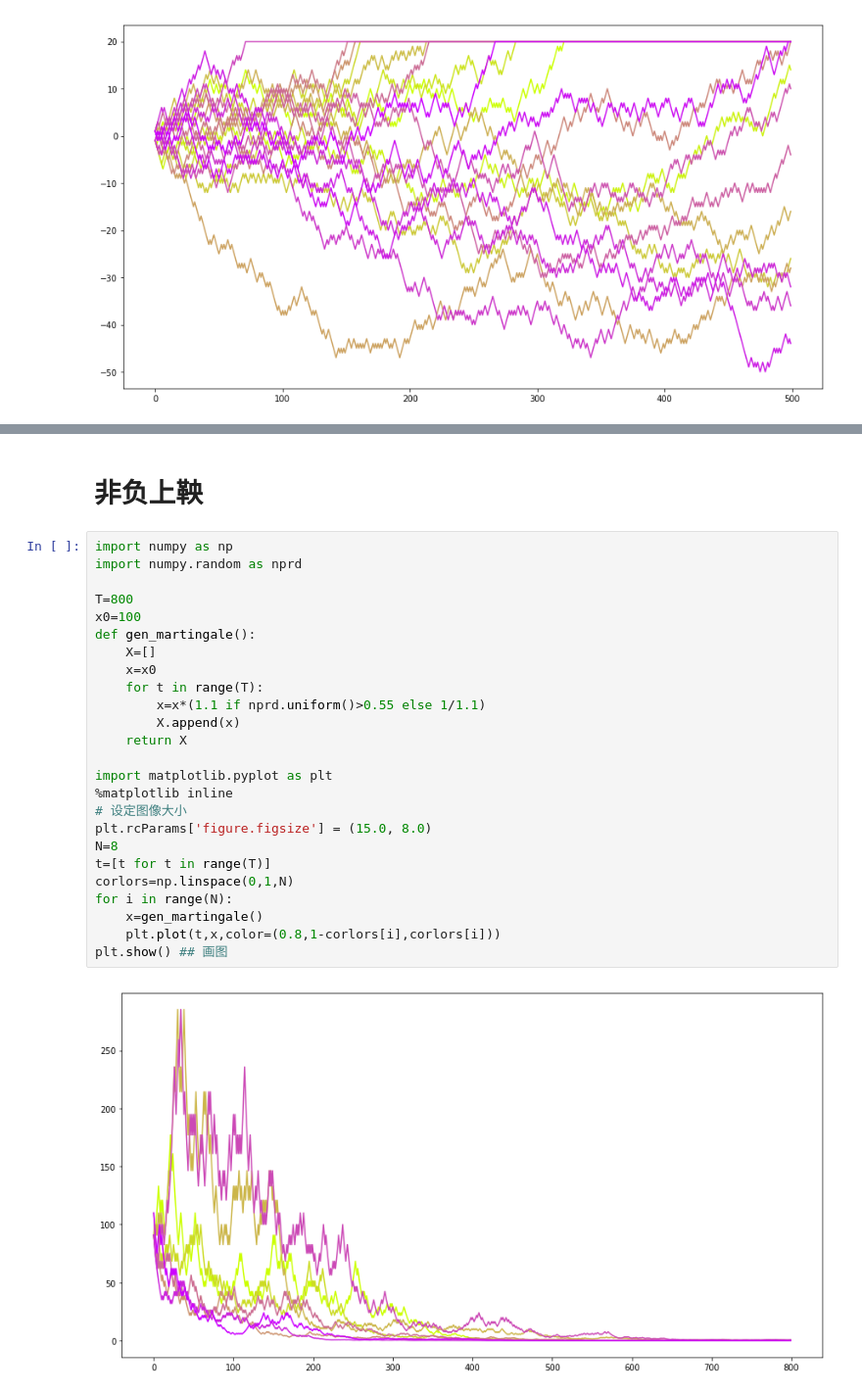
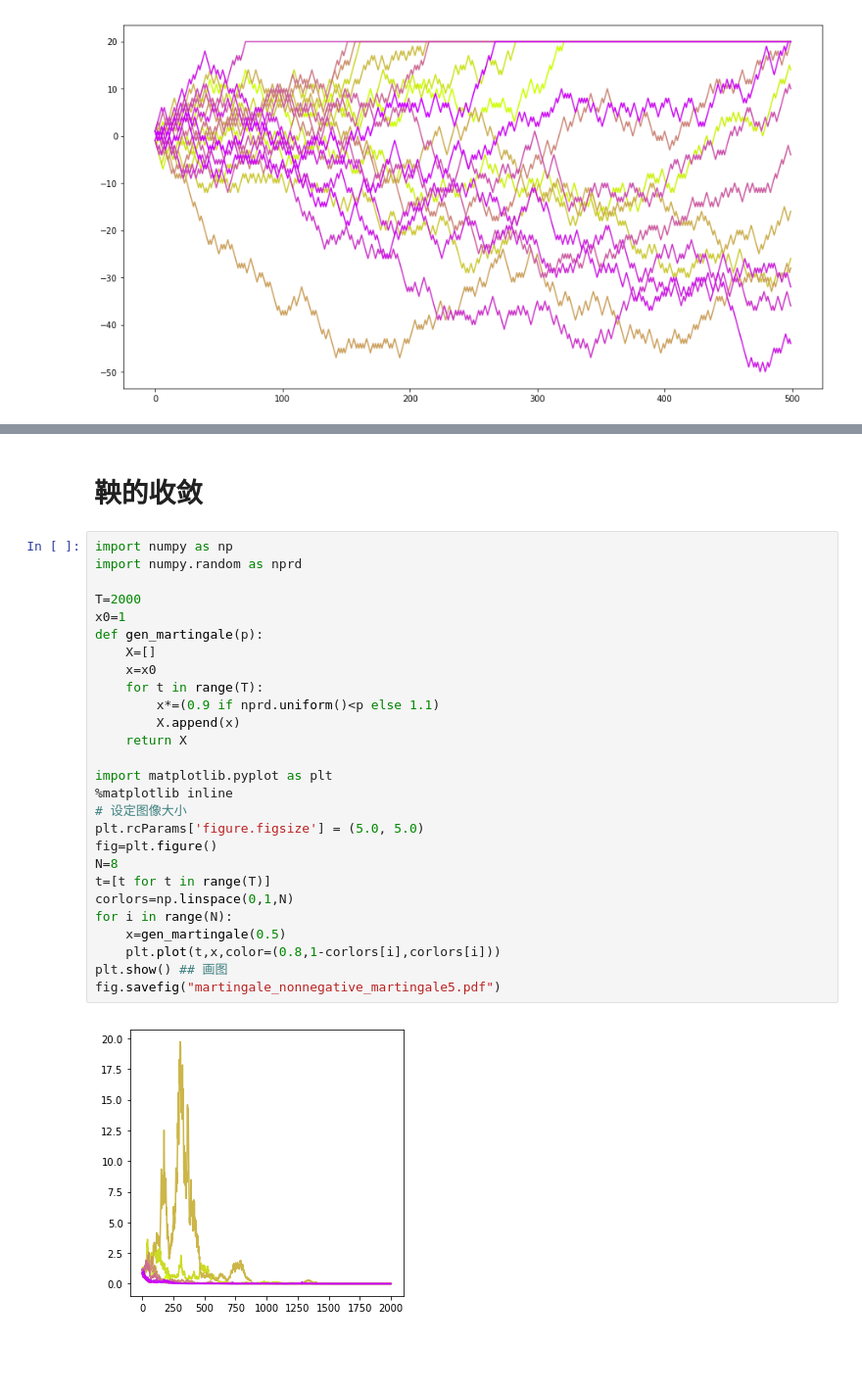
Before and after one commit to sijichun/MathStatsCode, a Jupyter notebook: notebook_python/Martingale.ipynb, the cells around one changed output, grey strips where cells are left out. Shown at 98% size. Drawn from its saved outputs; the diff is of its cells as text; blank space fills up the shorter version.

Commit message:
martingales complete

```diff
--- a/notebook_python/Martingale.ipynb
+++ b/notebook_python/Martingale.ipynb
@@ -187,31 +185,33 @@ fig.savefig("martingale_stopped_martingale_average.pdf")
 # %% [output]
 [figure]
 # %% [markdown]
-# 非负上鞅
+# 鞅的收敛
 # %%
 import numpy as np
 import numpy.random as nprd
 
-T=800
-x0=100
-def gen_martingale():
+T=2000
+x0=1
+def gen_martingale(p):
     X=[]
     x=x0
     for t in range(T):
-        x=x*(1.1 if nprd.uniform()>0.55 else 1/1.1)
+        x*=(0.9 if nprd.uniform()<p else 1.1)
         X.append(x)
     return X
 
 import matplotlib.pyplot as plt
 %matplotlib inline
 # 设定图像大小
-plt.rcParams['figure.figsize'] = (15.0, 8.0)
+plt.rcParams['figure.figsize'] = (5.0, 5.0)
+fig=plt.figure()
 N=8
 t=[t for t in range(T)]
 corlors=np.linspace(0,1,N)
 for i in range(N):
-    x=gen_martingale()
+    x=gen_martingale(0.5)
     plt.plot(t,x,color=(0.8,1-corlors[i],corlors[i]))
 plt.show() ## 画图
+fig.savefig("martingale_nonnegative_martingale5.pdf")
 # %% [output]
-[figure, old version]
+[figure, new version]
```
Also changed, not shown: parts of 4 cells of this notebook.
